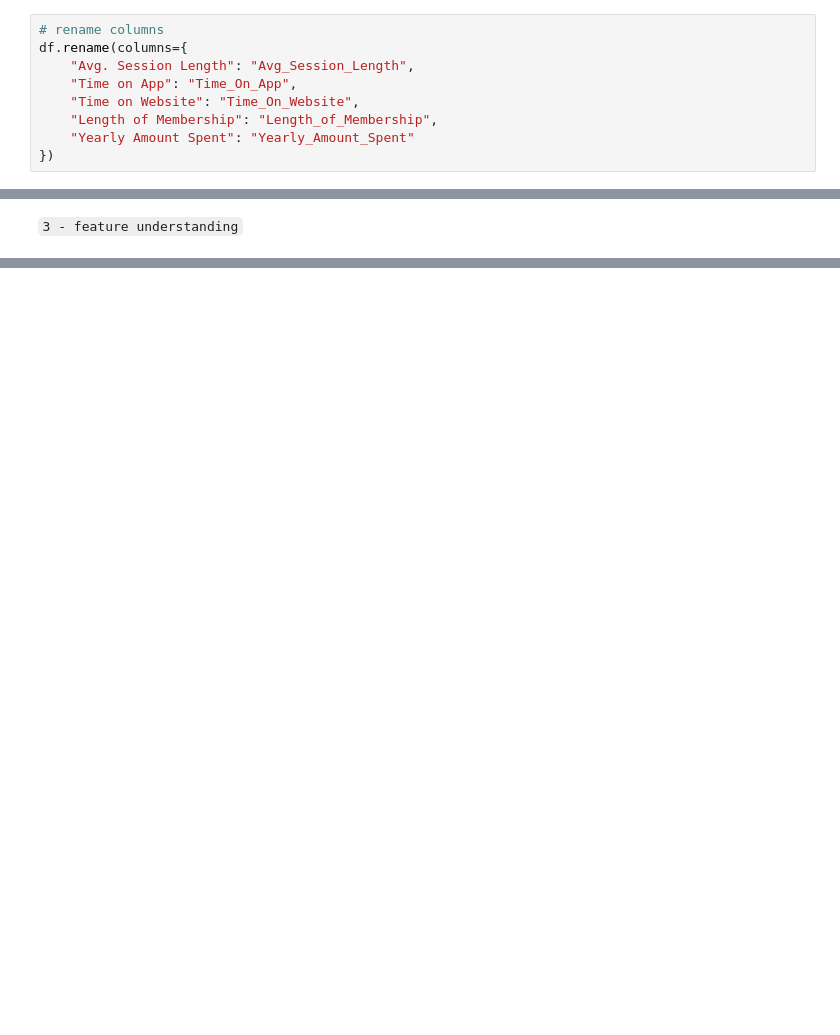
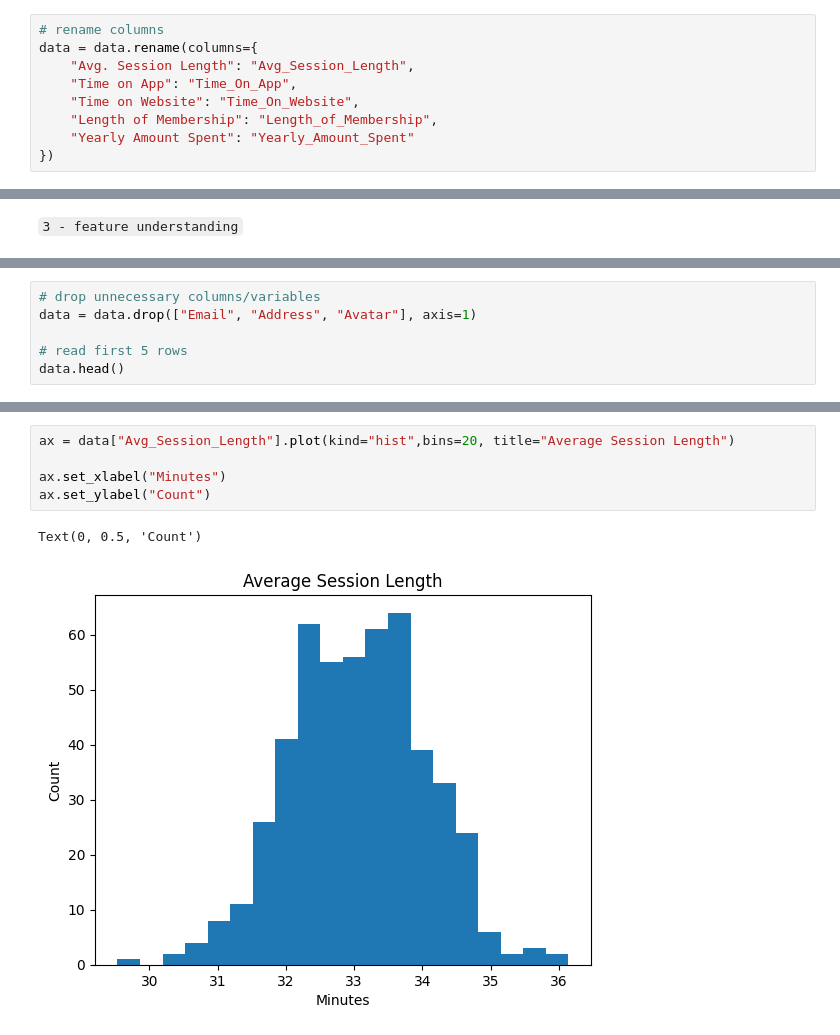
Before and after one commit to marvinraj/e-commerce-data-analysis-linear-regression, a Jupyter notebook: e-commerce-data-analysis.ipynb, the cells around one changed output, grey strips where cells are left out. Drawn from its saved outputs; the diff is of its cells as text; blank space fills up the shorter version.

```diff
--- a/e-commerce-data-analysis.ipynb
+++ b/e-commerce-data-analysis.ipynb
@@ -160,6 +149,6 @@ df.head()
 # %%
 # rename columns
-df.rename(columns={
+data = data.rename(columns={
     "Avg. Session Length": "Avg_Session_Length",
     "Time on App": "Time_On_App",
     "Time on Website": "Time_On_Website",
@@ -207,0 +228,6 @@ df
+# %%
+# drop unnecessary columns/variables
+data = data.drop(["Email", "Address", "Avatar"], axis=1)
+
+# read first 5 rows
+data.head()
@@ -207,0 +254,8 @@ df
+# %%
+ax = data["Avg_Session_Length"].plot(kind="hist",bins=20, title="Average Session Length")
+
+ax.set_xlabel("Minutes")
+ax.set_ylabel("Count")
+# %% [output]
+Text(0, 0.5, 'Count')
+[figure, added]
```
Also changed, not shown: parts of 20 cells of this notebook.
